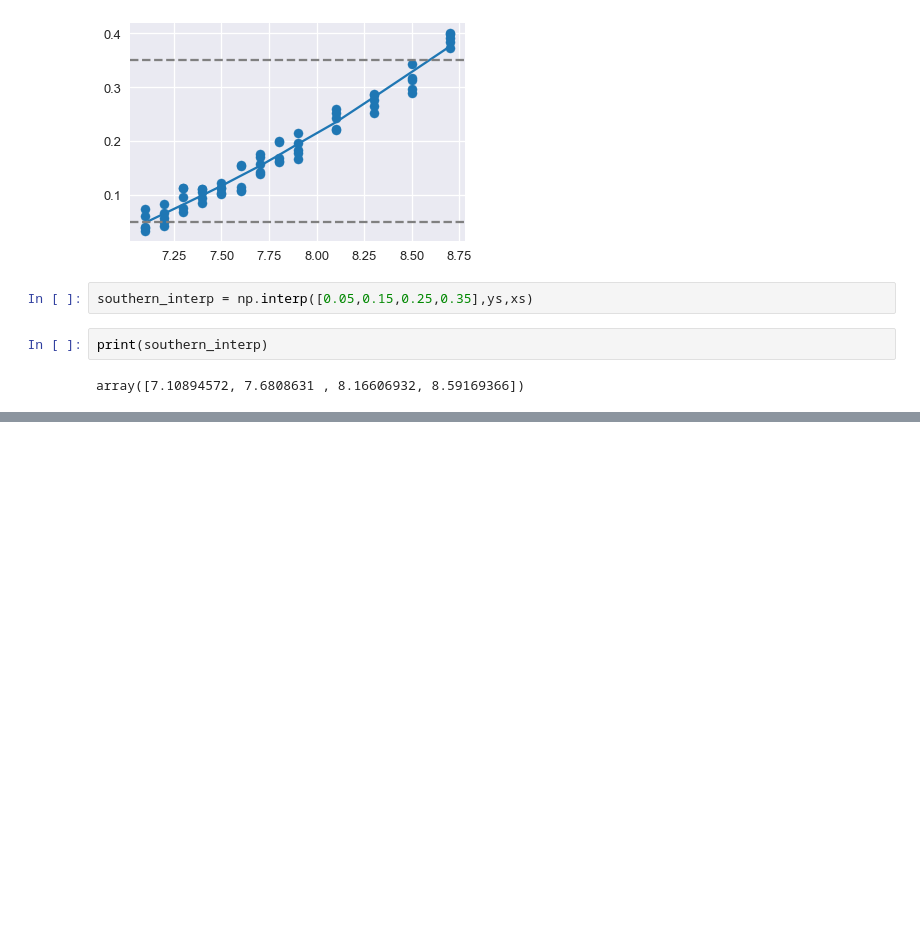
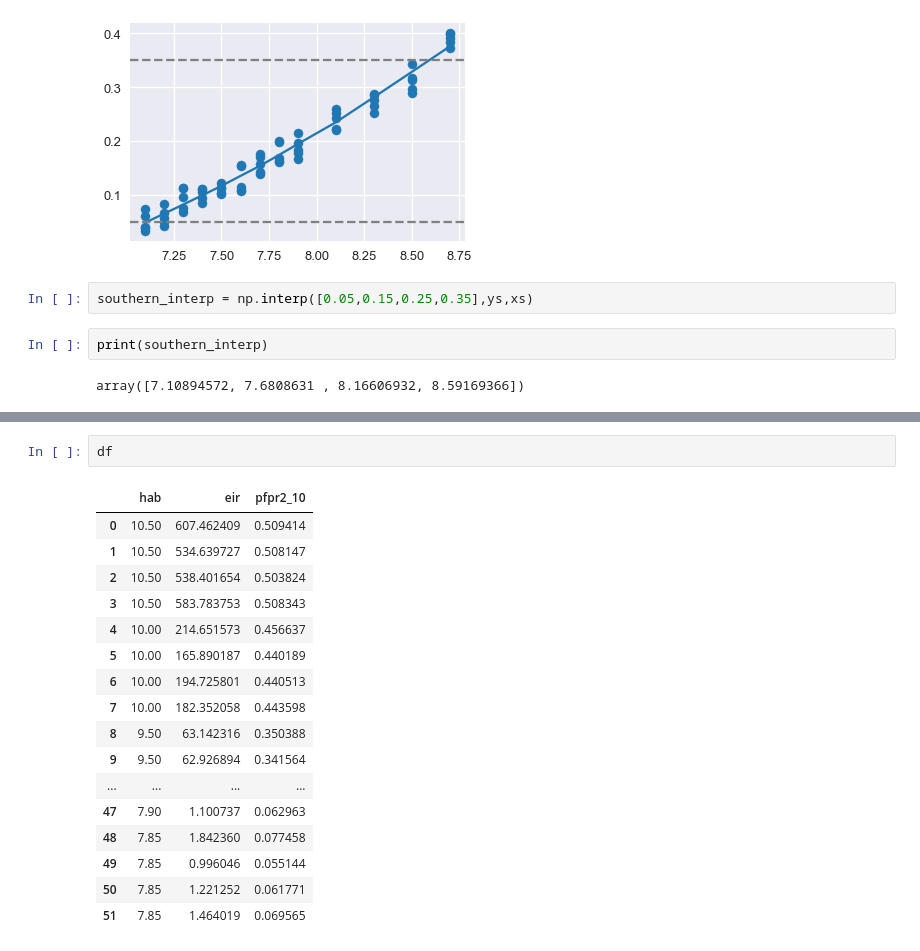
Before and after one commit to jgsuresh/malaria-sac-ipt_dtk-tools, a Jupyter notebook: notebooks/determining_archetype_transmission_levels.ipynb, the cells around one changed output, grey strips where cells are left out. Drawn from its saved outputs; the diff is of its cells as text; blank space fills up the shorter version.

```diff
--- a/notebooks/determining_archetype_transmission_levels.ipynb
+++ b/notebooks/determining_archetype_transmission_levels.ipynb
@@ -82,0 +103,20 @@ burnin_master_df = pd.DataFrame({
+# %%
+df
+# %% [output]
+|  | hab | eir | pfpr2_10 |
+| 0 | 10.50 | 607.462409 | 0.509414 |
+| 1 | 10.50 | 534.639727 | 0.508147 |
+| 2 | 10.50 | 538.401654 | 0.503824 |
+| 3 | 10.50 | 583.783753 | 0.508343 |
+| 4 | 10.00 | 214.651573 | 0.456637 |
+| 5 | 10.00 | 165.890187 | 0.440189 |
+| 6 | 10.00 | 194.725801 | 0.440513 |
+| 7 | 10.00 | 182.352058 | 0.443598 |
+| 8 | 9.50 | 63.142316 | 0.350388 |
+| 9 | 9.50 | 62.926894 | 0.341564 |
+| ... | ... | ... | ... |
+| 47 | 7.90 | 1.100737 | 0.062963 |
+| 48 | 7.85 | 1.842360 | 0.077458 |
+| 49 | 7.85 | 0.996046 | 0.055144 |
+| 50 | 7.85 | 1.221252 | 0.061771 |
+| 51 | 7.85 | 1.464019 | 0.069565 |
```
Also changed, not shown: parts of 8 cells of this notebook, 20 other files.
